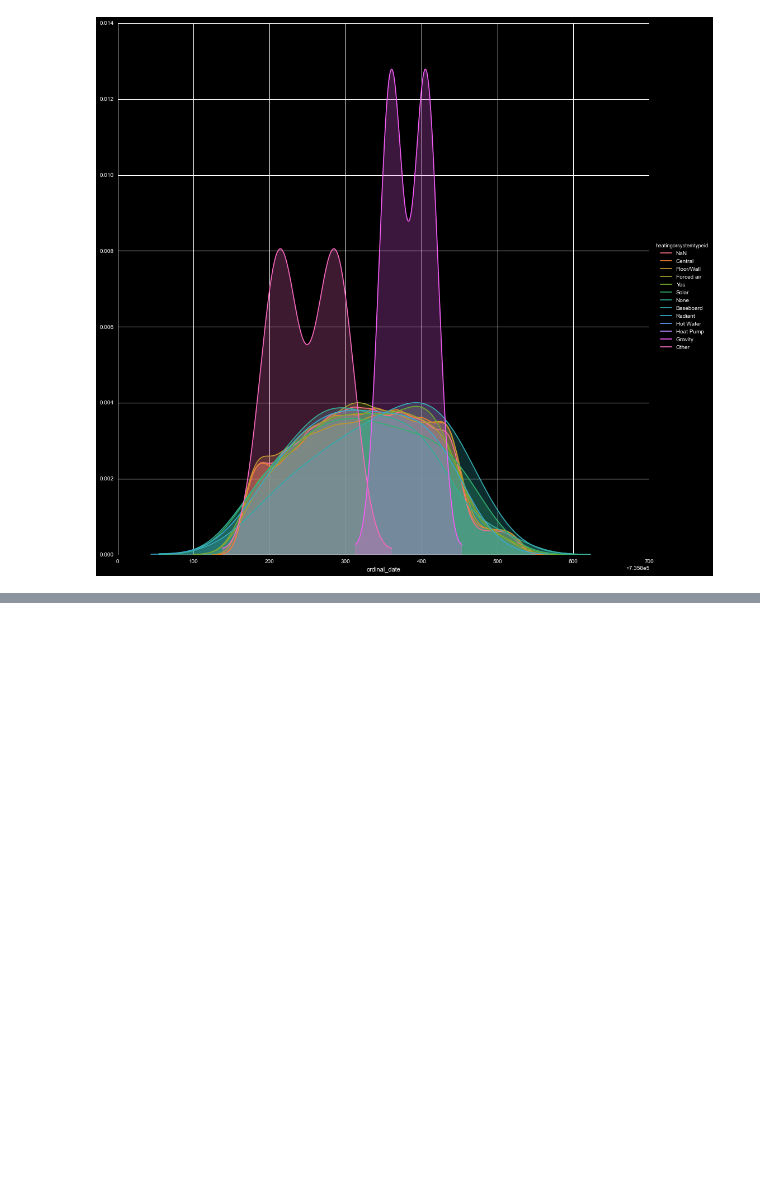
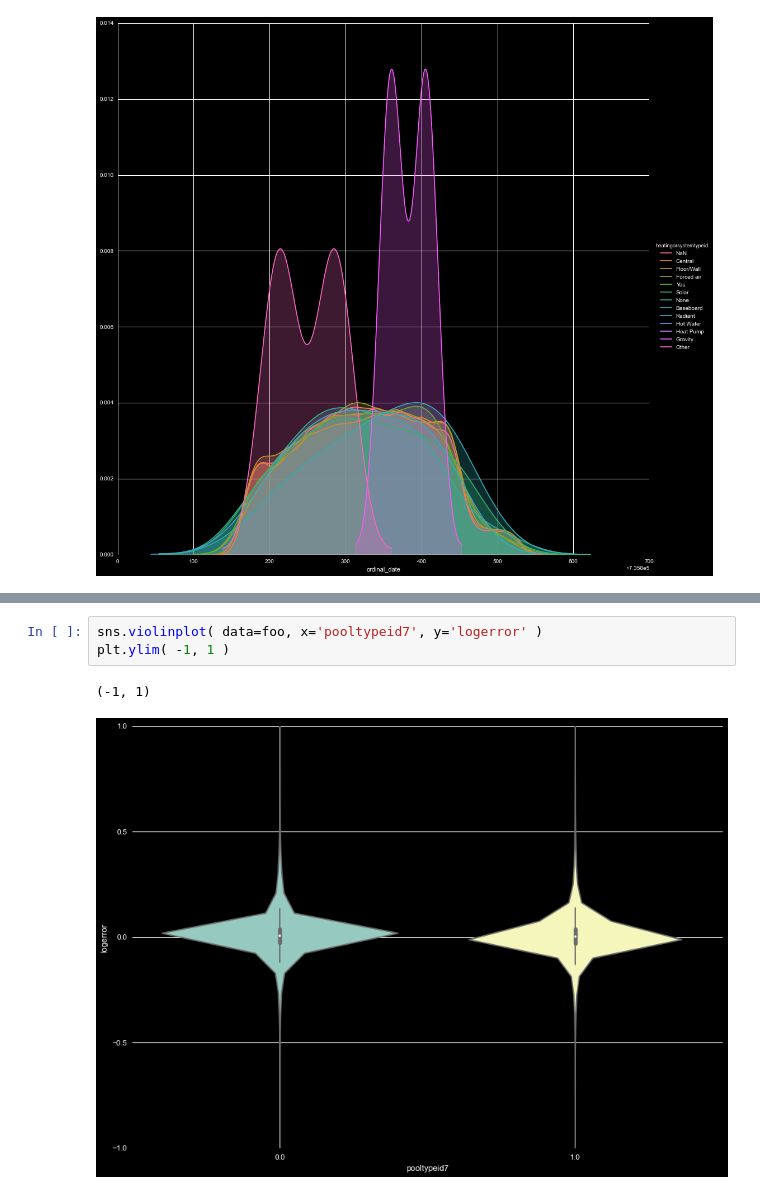
Before and after one commit to markertsean/zillow, a Jupyter notebook: Explore_Purchased.ipynb, the cells around one changed output, grey strips where cells are left out. Saved outputs shown, nothing was run; the diff lists cells and outputs as text; blank space fills up the shorter version.

```diff
--- a/Explore_Purchased.ipynb
+++ b/Explore_Purchased.ipynb
@@ -413,0 +515,6 @@ sns.FacetGrid( data=foo, hue=var, size=14 ).map( sns.kdeplot, 'ordinal_date', sh
+# %%
+sns.violinplot( data=foo, x='pooltypeid7', y='logerror' )
+plt.ylim( -1, 1 )
+# %% [output]
+(-1, 1)
+[figure, added]
```
Also changed, not shown: parts of 48 cells of this notebook, 1 other file.
